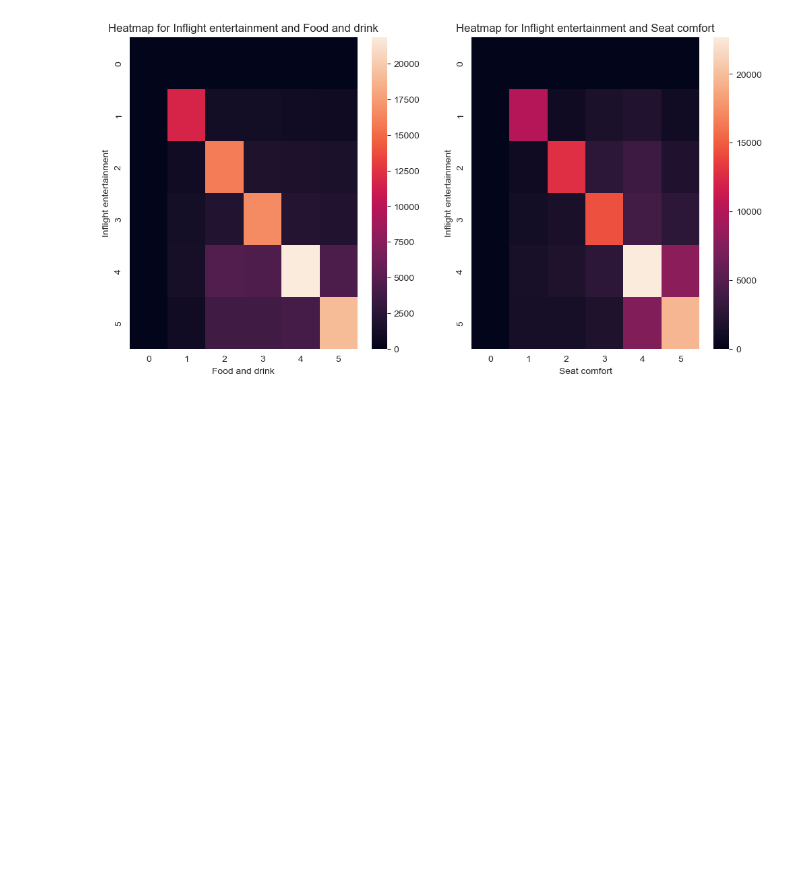
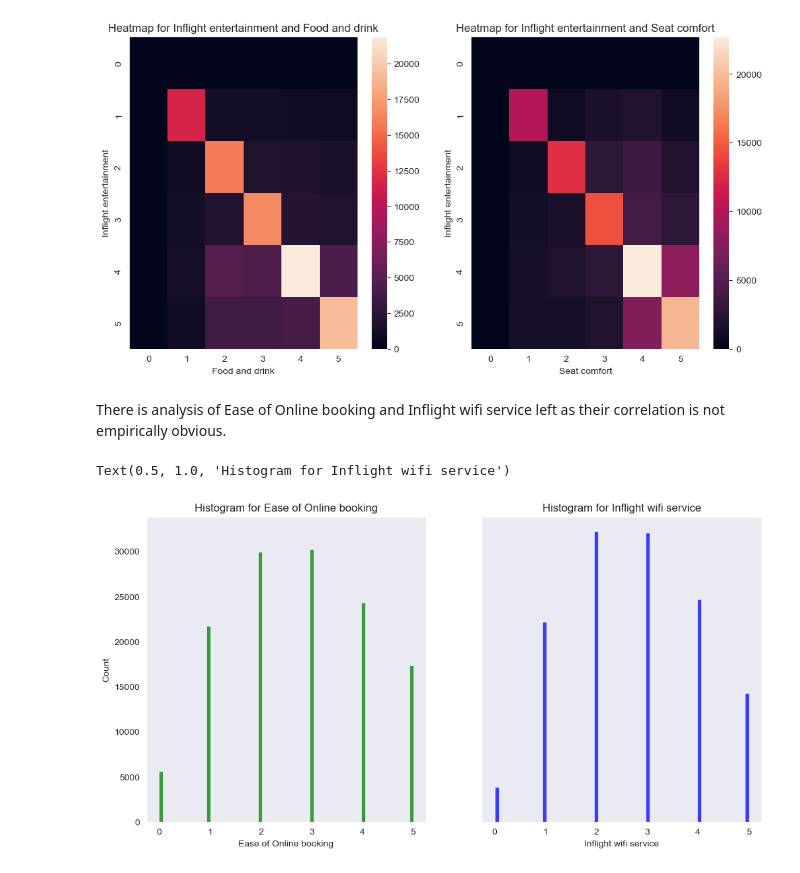
Before and after one commit to SOPP-EC/-Airline-Passenger-Satisfaction-Dataset-Analysis, a Jupyter notebook: -Airline-Passenger-Satisfaction-Dataset-Analysis.ipynb, the cells around one changed output. Drawn from its saved outputs; the diff is of its cells as text; code cells hidden in the pictures; blank space fills up the shorter version.

Commit message:
feat: additional analysis of correlation

```diff
--- a/-Airline-Passenger-Satisfaction-Dataset-Analysis.ipynb
+++ b/-Airline-Passenger-Satisfaction-Dataset-Analysis.ipynb
@@ -190,3 +189,14 @@ ax1.set_title("Heatmap for Inflight entertainment and Seat comfort")
 plt.show()
 # %% [output]
 [figure]
+# %% [markdown]
+There is analysis of Ease of Online booking and Inflight wifi service left as their correlation is not empirically obvious.
+# %%
+fig, (ax0, ax1) = plt.subplots(nrows = 1, ncols = 2, figsize = (12, 6), sharey = True)
+sns.histplot(data = df, x = "Ease of Online booking", ax = ax0, color = "green")
+ax0.set_title("Histogram for Ease of Online booking")
+sns.histplot(data = df, x = "Inflight wifi service", ax = ax1, color = "blue")
+ax1.set_title("Histogram for Inflight wifi service")
+# %% [output]
+Text(0.5, 1.0, 'Histogram for Inflight wifi service')
+[figure, added]
```
Also changed, not shown: parts of 1 cell of this notebook.
